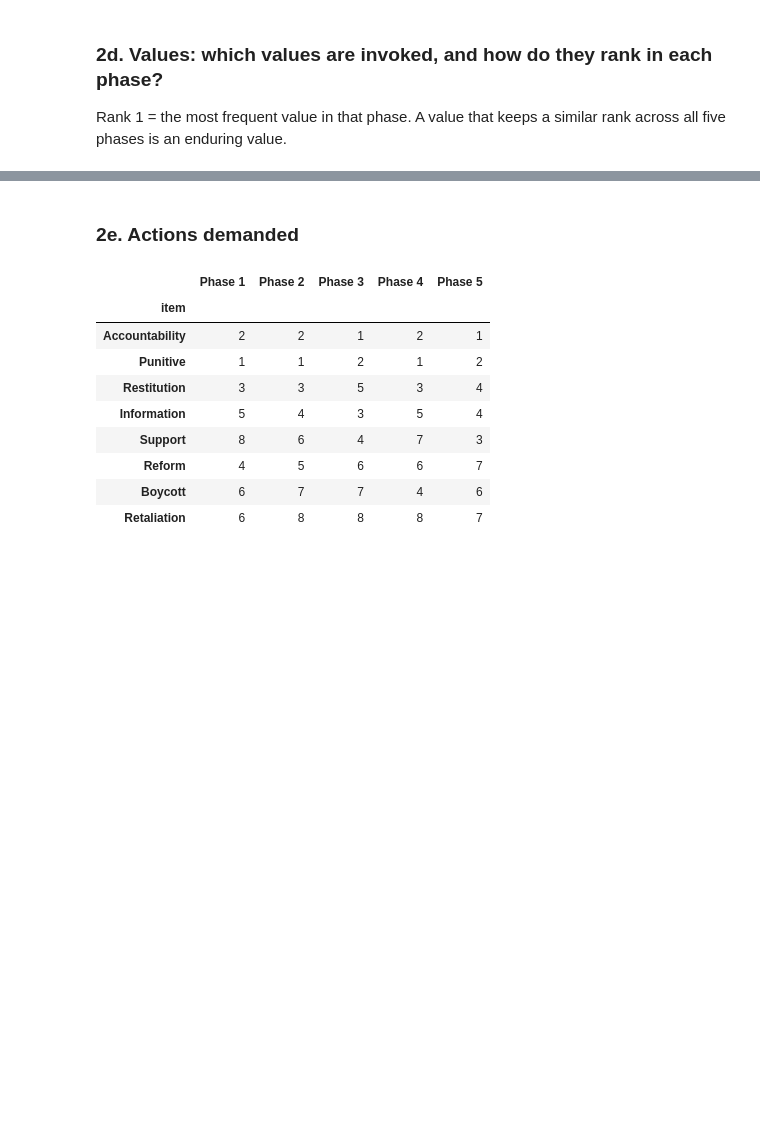
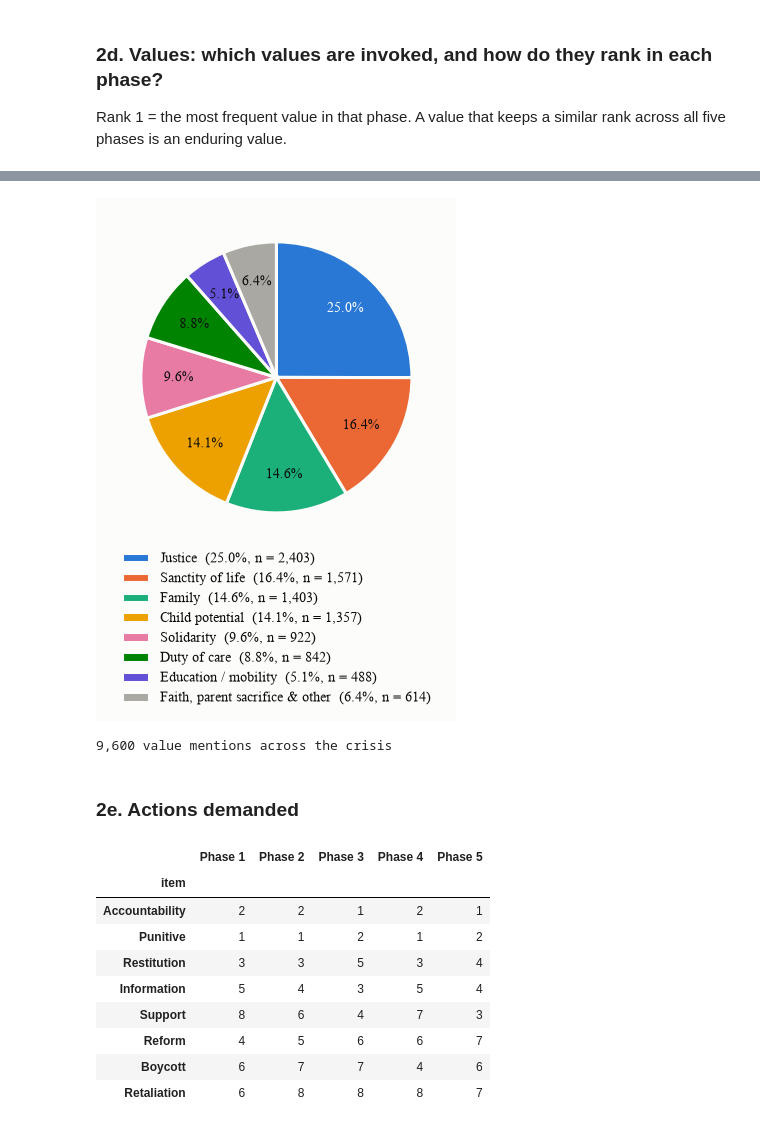
Before and after one commit to mbchavez27/crisis-management-analysis, a Jupyter notebook: 04-statistical-analysis/notebooks/03-findings.ipynb, the cells around one changed output, grey strips where cells are left out. Cells and saved outputs as stored; diff of their text form; code cells hidden in the pictures; blank space fills up the shorter version.

```diff
--- a/04-statistical-analysis/notebooks/03-findings.ipynb
+++ b/04-statistical-analysis/notebooks/03-findings.ipynb
@@ -882,4 +878,31 @@ heatmap(val_end[PHASE_LABELS], "Values invoked (% of comments)", "rq2_heatmap_va
 [figure]
+# %%
+# Whole-crisis pies, same style as Figure 2. A comment can carry several values or actions,
+# so each slice is a share of all mentions, not of comments.
+def mention_pie(counts, colors, fname, label_min=5):
+    shares = 100 * counts / counts.sum()
+    fig, ax = plt.subplots(figsize=(5.2, 4))
+    wedges, _, autotexts = ax.pie(counts, colors=colors, startangle=90, counterclock=False,
+                                  autopct=lambda p: f"{p:.1f}%" if p >= label_min else "", pctdistance=0.72,
+                                  wedgeprops={"edgecolor": "#fcfcfb", "linewidth": 2})
+    for t, w in zip(autotexts, counts):
+        t.set_color("#ffffff" if w == counts.max() else "#0b0b0b")
+        t.set_fontsize(9)
+    ax.legend(wedges, [f"{k}  ({shares[k]:.1f}%, n = {v:,})" for k, v in counts.items()], loc="upper center",
+              bbox_to_anchor=(0.5, 0.02), ncol=1, fontsize=9)
+    save(fig, fname)
+    plt.show()
+
+# Values: the 7 largest keep the colours of the values ranking chart; the rest are grouped in grey
+val_counts = val_end["total"].drop("Other")
+TOP_VALUES = list(val_counts.index[:7])
+val_pie = val_counts[TOP_VALUES].copy()
+val_pie["Faith, parent sacrifice & other"] = val_end["total"].sum() - val_pie.sum()
+mention_pie(val_pie, SERIES[:7] + ["#a9a8a2"], "rq2_values_pie")
+print(f"{int(val_pie.sum()):,} value mentions across the crisis")
+# %% [output]
+[figure, added]
+9,600 value mentions across the crisis
 # %% [markdown]
 ### 2e. Actions demanded
 # %%
```
Also changed, not shown: parts of 6 cells of this notebook, 6 other files.
